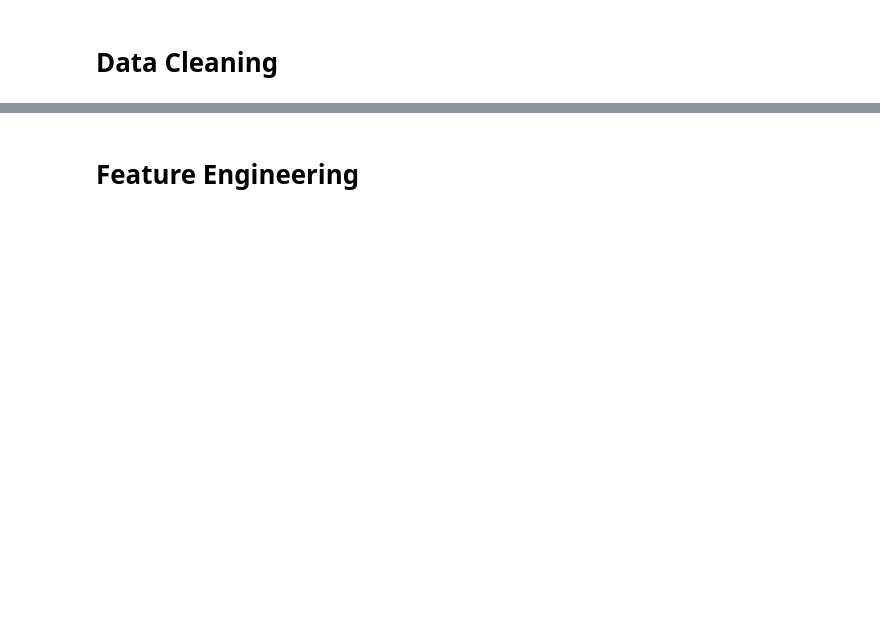
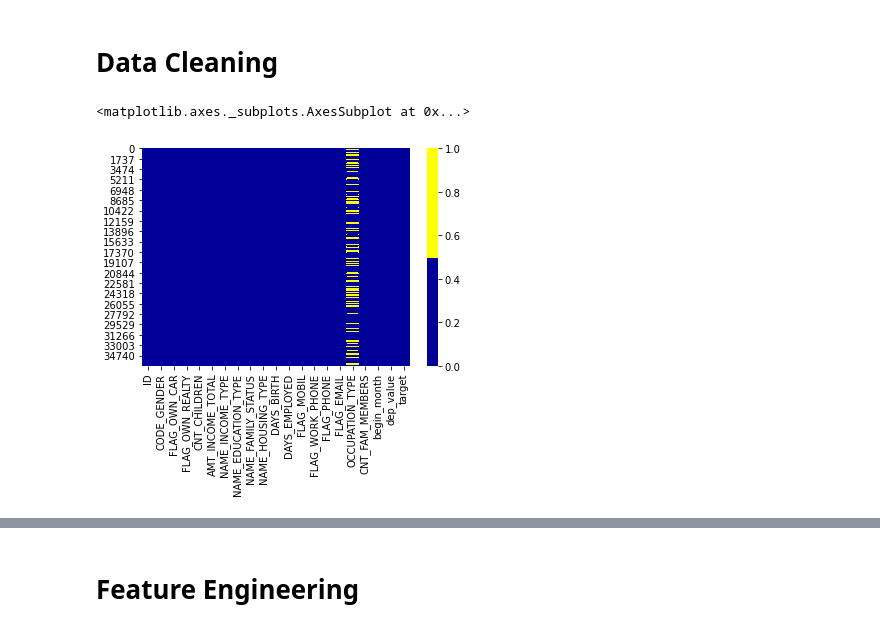
Before and after one commit to jtvkw2/Credit-Card-Approval-Prediction, a Jupyter notebook: Credit Card Approval Prediction.ipynb, the cells around one changed output, grey strips where cells are left out. Drawn from its saved outputs; the diff is of its cells as text; code cells hidden in the pictures; blank space fills up the shorter version.

```diff
--- a/Credit Card Approval Prediction.ipynb
+++ b/Credit Card Approval Prediction.ipynb
@@ -34,0 +66,10 @@ credit_data.head()
+# %%
+begin_month=pd.DataFrame(credit_data.groupby(["ID"])["MONTHS_BALANCE"].agg(min))
+begin_month=begin_month.rename(columns={'MONTHS_BALANCE':'begin_month'})
+new_data=pd.merge(app_data,begin_month,how="left",on="ID") #merge to record data
+# %%
+credit_data['dep_value'] = None
+credit_data['dep_value'][credit_data['STATUS'] =='2']='Yes'
+credit_data['dep_value'][credit_data['STATUS'] =='3']='Yes'
+credit_data['dep_value'][credit_data['STATUS'] =='4']='Yes'
+credit_data['dep_value'][credit_data['STATUS'] =='5']='Yes'
@@ -34,0 +93,9 @@ credit_data.head()
+# %%
+cpunt=credit_data.groupby('ID').count()
+cpunt['dep_value'][cpunt['dep_value'] > 0]='Yes'
+cpunt['dep_value'][cpunt['dep_value'] == 0]='No'
+cpunt = cpunt[['dep_value']]
+new_data=pd.merge(new_data,cpunt,how='inner',on='ID')
+new_data['target']=new_data['dep_value']
+new_data.loc[new_data['target']=='Yes','target']=1
+new_data.loc[new_data['target']=='No','target']=0
@@ -36,9 +123,12 @@ credit_data.head()
 <a id = "data"></a>
 # Data Cleaning
 # %%
-cols = app_data.columns[:30] # first 30 columns
+cols = new_data.columns[:30] # first 30 columns
 colours = ['#000099', '#ffff00'] # specify the colours - yellow is missing. blue is not missing.
-sns.heatmap(app_data[cols].isnull(), cmap=sns.color_palette(colours))
+sns.heatmap(new_data[cols].isnull(), cmap=sns.color_palette(colours))
+# %% [output]
+<matplotlib.axes._subplots.AxesSubplot at 0x...>
+[figure, added]
 # %%
 def dummyEncode(df):
     columnsToEncode = list(df.select_dtypes(include=['category','object']))
```
Also changed, not shown: parts of 18 cells of this notebook.
